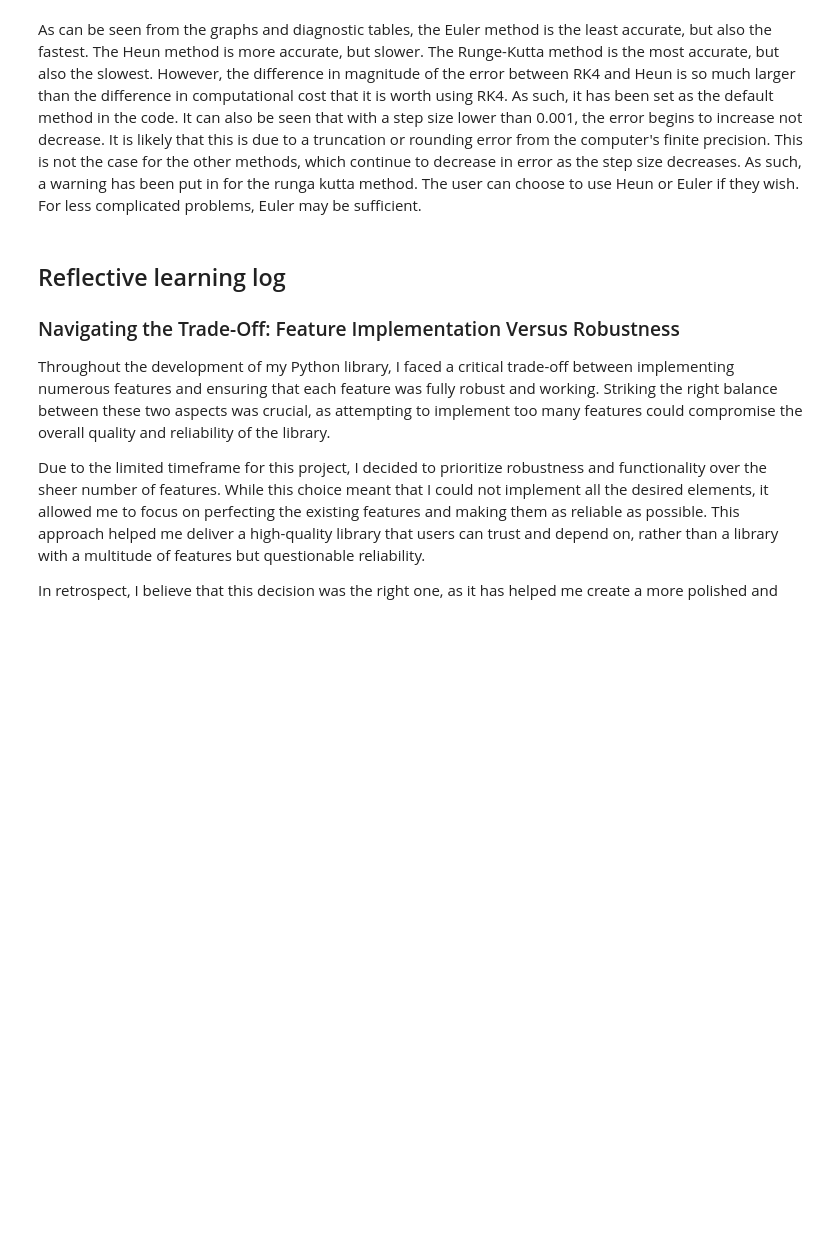
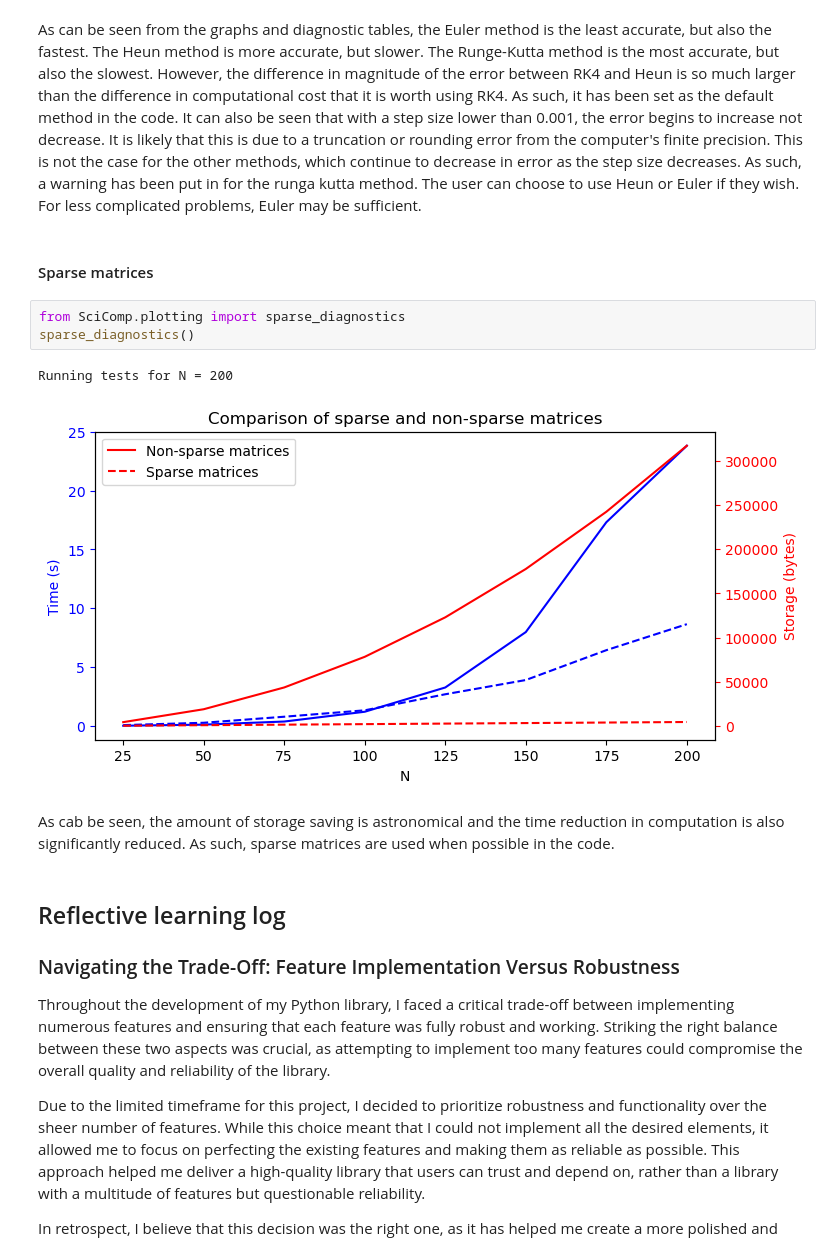
Before and after one commit to dupput/EMAT3008-ScientificComputing, a Jupyter notebook: Report.ipynb, the cells around one changed output. Cells and saved outputs as stored; diff of their text form; blank space fills up the shorter version.

Commit message:
Fixed sparse and updated report

```diff
--- a/Report.ipynb
+++ b/Report.ipynb
@@ -272,5 +257,15 @@ Heun   |            -3.00
 # %% [markdown]
 As can be seen from the graphs and diagnostic tables, the Euler method is the least accurate, but also the fastest. The Heun method is more accurate, but slower. The Runge-Kutta method is the most accurate, but also the slowest. However, the difference in magnitude of the error between RK4 and Heun is so much larger than the difference in computational cost that it is worth using RK4. As such, it has been set as the default method in the code. It can also be seen that with a step size lower than 0.001, the error begins to increase not decrease. It is likely that this is due to a truncation or rounding error from the computer's finite precision. This is not the case for the other methods, which continue to decrease in error as the step size decreases. As such, a warning has been put in for the runga kutta method. The user can choose to use Heun or Euler if they wish. For less complicated problems, Euler may be sufficient.
+# %% [markdown]
+#### Sparse matrices
+# %%
+from SciComp.plotting import sparse_diagnostics
+sparse_diagnostics()
+# %% [output]
+Running tests for N = 200
+[figure, added]
+# %% [markdown]
+As cab be seen, the amount of storage saving is astronomical and the time reduction in computation is also significantly reduced. As such, sparse matrices are used when possible in the code.
 # %% [markdown]
 ## Reflective learning log
 
```
Also changed, not shown: parts of 7 cells of this notebook, 2 other files.
